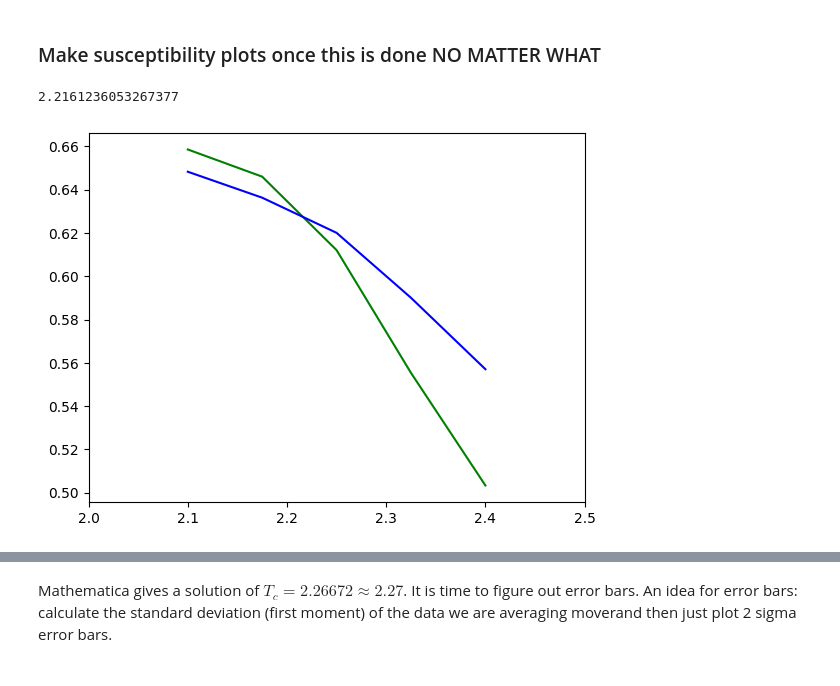
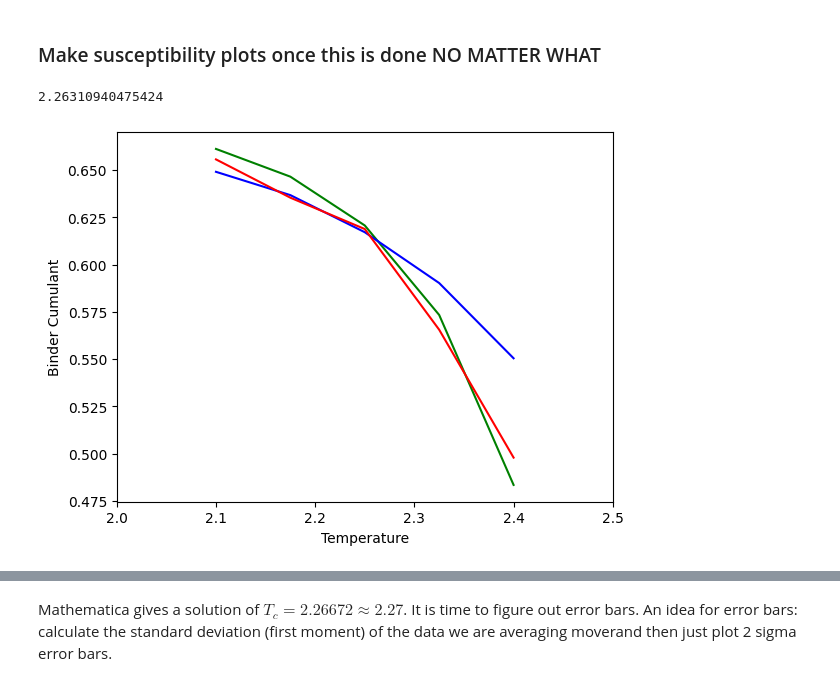
Before and after one commit to noahchanoah/thesis, a Jupyter notebook: Fising.ipynb, the cells around one changed output, grey strips where cells are left out. Cells and saved outputs as stored; diff of their text form; code cells hidden in the pictures.

```diff
--- a/Fising.ipynb
+++ b/Fising.ipynb
@@ -413,3 +413,25 @@ T = 2.399      99.7%      s=24
 T = 2.399      99.8%      s=24
 T = 2.4      99.9%      s=24
 T = 2.4      100.0%      s=24
+# %%
+#SIZE = 18
+avgm218 = []
+avgm418 = []
+size = 18
+lat = initLattice(size,False)
+
+tempRange = np.linspace(2.1,2.4,1000)
+for temp in tempRange:
+    percent = round(((temp-2.1) / (2.4-2.1)) * 100, 1)
+    print("T = %s      %s%%      s=%s" % (round(temp,3), percent, size))
+    m18 = m24(lat, temp, 100000) #lattice size 20 mags #500000
+    m218 = m18[0] #m^2 for lattice size 20
+    m418 = m18[1] #m^4 for lattice size 20
+
+    #average m^2
+    avg218 = np.average(m218)  # get rid of normalization  / (np.power(size,2))   SHOULD I ADD ERROR BARS HERE?
+    avgm218.append(avg218)
+
+    #average m^4
+    avg418 = np.average(m418)  # get rid of normalization/ (np.power(size,2))
+    avgm418.append(avg418)
@@ -421,44 +461,57 @@ for i in range(len(avgm210)):
 div20 = []
 for i in range(len(avgm220)):
     div20.append(1 - (avgm420[i]) / (3*np.power(avgm220[i],2)) )
+# %%
+div18 = []
+for i in range(len(avgm218)):
+    div18.append(1 - (avgm418[i]) / (3*np.power(avgm218[i],2)) )
 # %% [markdown]
 ### Make susceptibility plots once this is done NO MATTER WHAT
 # %%
 from scipy import interpolate
 from scipy import optimize
-averagingWindow = 200
+averagingWindow = 200 # 200
 
 avg10 = []
 for i in range(len(div10)+1):
     if(i % averagingWindow == 0 and i != 0):
         avg10.append(np.average(div10[i-averagingWindow:i]))
 
 avg20 = []
 for i in range(len(div20)+1):
     if(i % averagingWindow == 0 and i != 0):
         avg20.append(np.average(div20[i-averagingWindow:i]))
 
+avg18 = []
+for i in range(len(div18)+1):
+    if(i % averagingWindow == 0 and i != 0):
+        avg18.append(np.average(div18[i-averagingWindow:i]))
+
 
 xData = np.linspace(2.1,2.4,int((1000/averagingWindow)))
 
 # print(len(avg10))
 # print(int((1000/averagingWindow)))
 #plt.plot(tempRange, div10)
 
 f10 = interpolate.interp1d(xData, avg10)
 f20 = interpolate.interp1d(xData, avg20)
+f18 = interpolate.interp1d(xData, avg18)
 def fRoot(x):
     return f20(x)-f10(x)
 plt.plot(xData, f10(xData), color="green")
 #plt.scatter(xData, avg10, color="red", s=5)
 #plt.plot(tempRange, div20)
 plt.plot(xData, f20(xData), color="blue")
+plt.plot(xData, f18(xData), color="red")
 #plt.plot(xData, fRoot(xData))
 #plt.scatter(xData, avg20, s=5, color="blue")
+plt.ylabel("Binder Cumulant")
+plt.xlabel("Temperature")
 plt.xlim(2,2.5)
 
 
 optimize.brentq(fRoot, 2.1, 2.4)
 # %% [output]
-2.2161236053267377
+2.26310940475424
-[figure, old version]
+[figure, new version]
```
Also changed, not shown: parts of 24 cells of this notebook.
